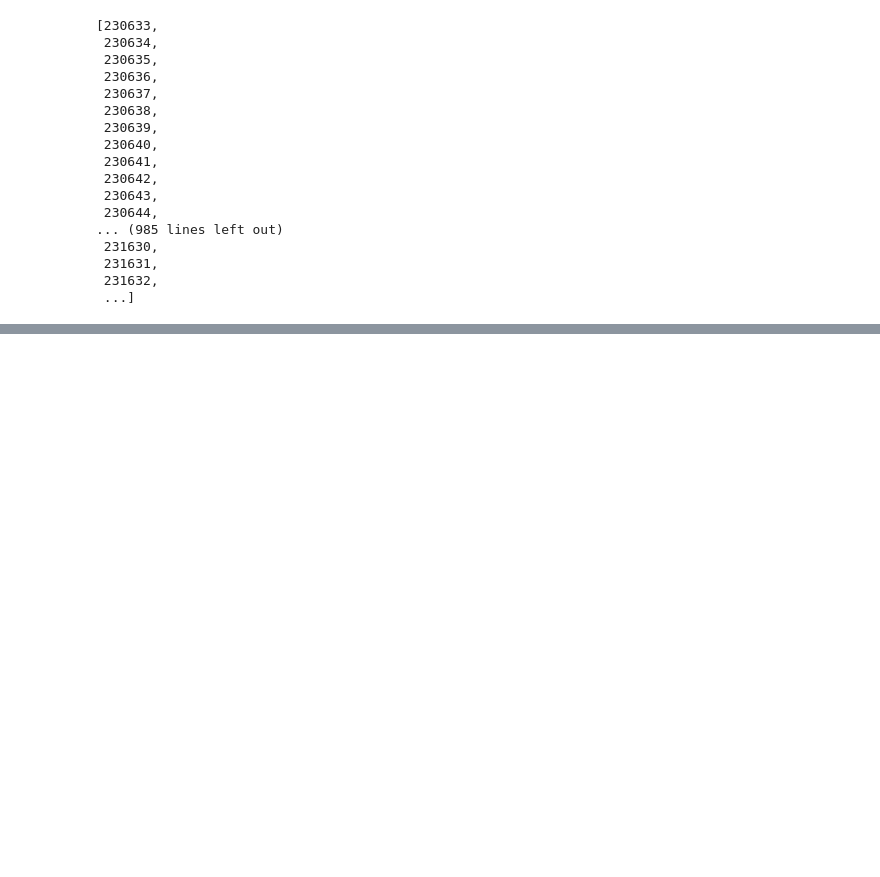
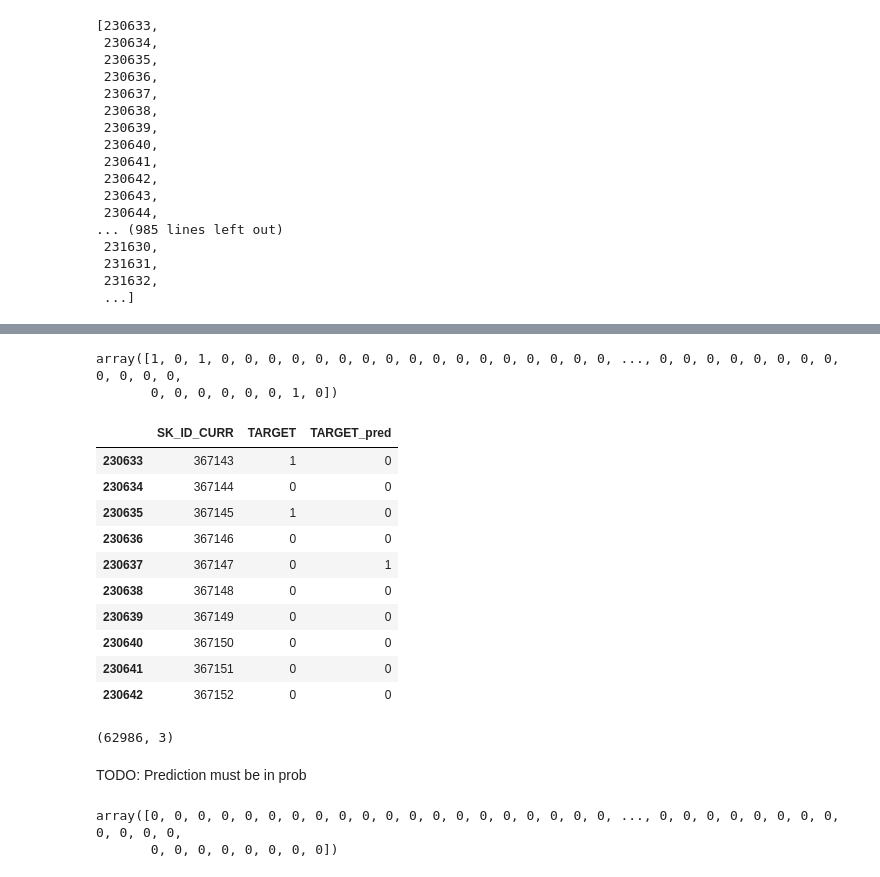
Before and after one commit to kugmax/fastai_learn, a Jupyter notebook: Home Credit Default Risk (only app).ipynb, the cells around one changed output, grey strips where cells are left out. Drawn from its saved outputs; the diff is of its cells as text; code cells hidden in the pictures; blank space fills up the shorter version.

```diff
--- a/Home Credit Default Risk (only app).ipynb
+++ b/Home Credit Default Risk (only app).ipynb
@@ -225,0 +342,3 @@ KeyError: "['SK_ID_CURR'] not in index"
+# %%
+#m.fit(lr, 3, metrics=[exp_rmspe])
+m.fit(lr, 3)
@@ -225,0 +352,2 @@ KeyError: "['SK_ID_CURR'] not in index"
+# %%
+m.fit(lr, 5, cycle_len=1)
@@ -225,0 +363,2 @@ KeyError: "['SK_ID_CURR'] not in index"
+# %%
+m.fit(lr, 3, cycle_len=4, cycle_mult=2 )
@@ -225,0 +385,35 @@ KeyError: "['SK_ID_CURR'] not in index"
+# %%
+x,y=m.predict_with_targs()
+# %%
+y
+# %% [output]
+array([1, 0, 1, 0, 0, 0, 0, 0, 0, 0, 0, 0, 0, 0, 0, 0, 0, 0, 0, 0, ..., 0, 0, 0, 0, 0, 0, 0, 0, 0, 0, 0, 0,
+       0, 0, 0, 0, 0, 0, 1, 0])
+# %%
+val = train.iloc[val_idx]
+val[['SK_ID_CURR','TARGET']]
+valpred = pd.DataFrame({'SK_ID_CURR':val.SK_ID_CURR, 'TARGET':val.TARGET, 'TARGET_pred':np.argmax(x,axis=1)})[['SK_ID_CURR', 'TARGET','TARGET_pred']]
+valpred.head(10)
+# %% [output]
+|  | SK_ID_CURR | TARGET | TARGET_pred |
+| 230633 | 367143 | 1 | 0 |
+| 230634 | 367144 | 0 | 0 |
+| 230635 | 367145 | 1 | 0 |
+| 230636 | 367146 | 0 | 0 |
+| 230637 | 367147 | 0 | 1 |
+| 230638 | 367148 | 0 | 0 |
+| 230639 | 367149 | 0 | 0 |
+| 230640 | 367150 | 0 | 0 |
+| 230641 | 367151 | 0 | 0 |
+| 230642 | 367152 | 0 | 0 |
+# %%
+valpred.loc[valpred.TARGET == valpred.TARGET_pred].shape
+# %% [output]
+(62986, 3)
+# %% [markdown]
+TODO: Prediction must be in prob
+# %%
+np.argmax(m.predict(True), axis =1)
+# %% [output]
+array([0, 0, 0, 0, 0, 0, 0, 0, 0, 0, 0, 0, 0, 0, 0, 0, 0, 0, 0, 0, ..., 0, 0, 0, 0, 0, 0, 0, 0, 0, 0, 0, 0,
+       0, 0, 0, 0, 0, 0, 0, 0])
```
Also changed, not shown: parts of 29 cells of this notebook.
